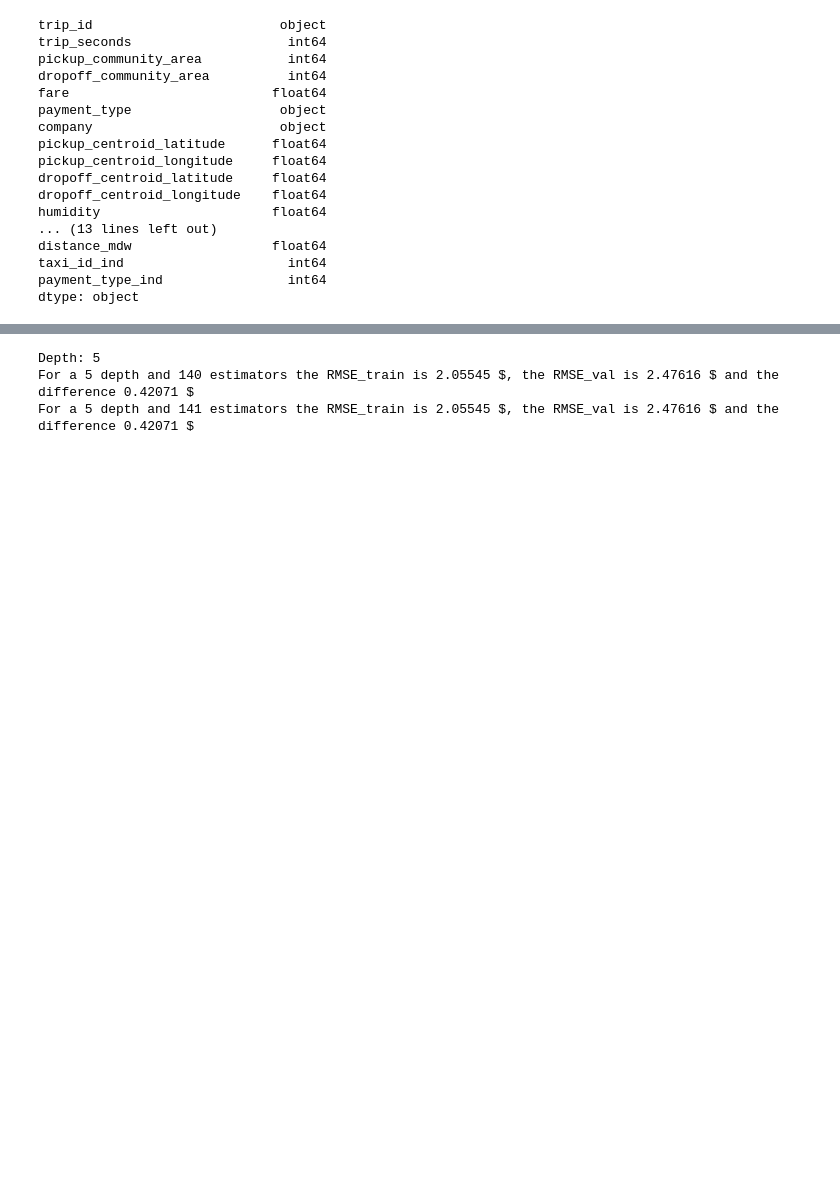
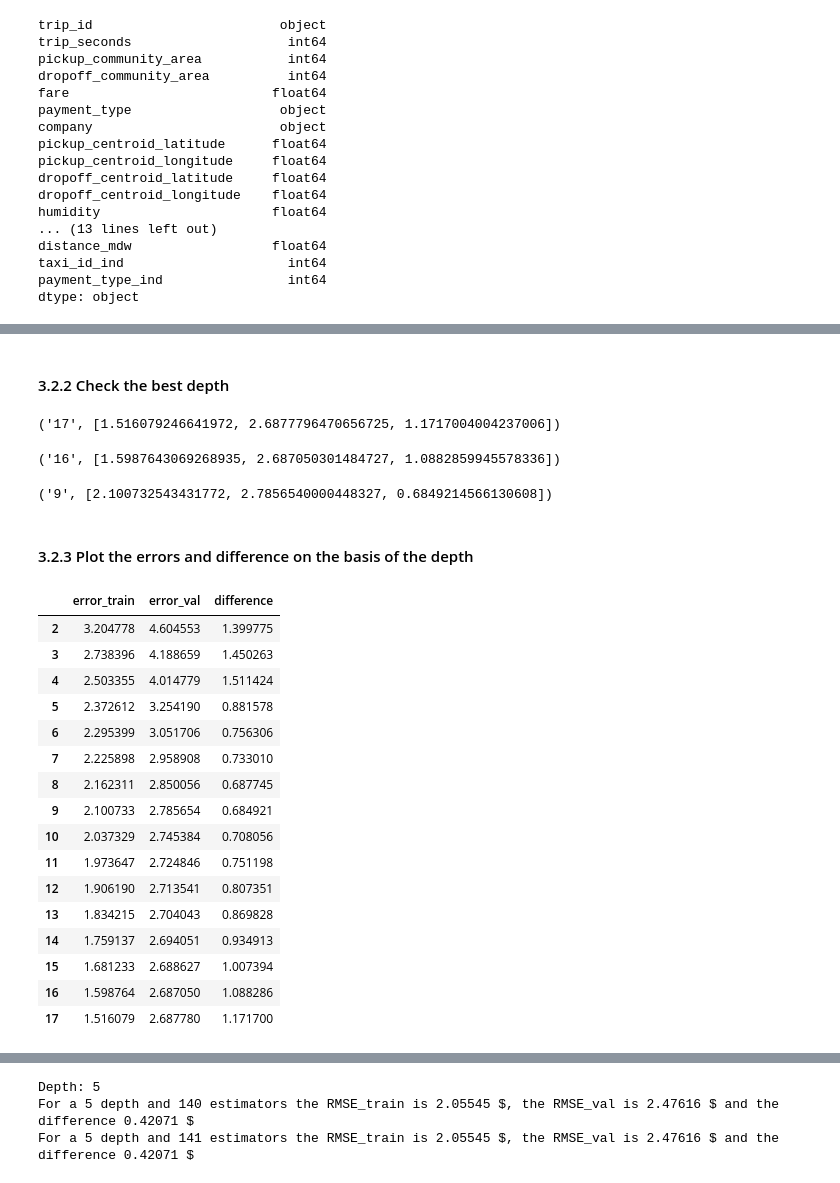
Before and after one commit to alvarofernandezmalagon/TFM-Taxi-Fare-Prediction, a Jupyter notebook: Scripts/model-Copy1.ipynb, the cells around one changed output, grey strips where cells are left out. Cells and saved outputs as stored; diff of their text form; code cells hidden in the pictures; blank space fills up the shorter version.

```diff
--- a/Scripts/model-Copy1.ipynb
+++ b/Scripts/model-Copy1.ipynb
@@ -264,0 +233,29 @@ Wall time: 24min 16s
+# %%
+%%time
+dicc_rf={}
+estimator = 100
+for depth in range(2,18):
+    print('Depth: %d' % (depth))
+
+    # We train the model
+    taxi_model_rf = RandomForestRegressor(max_depth=depth,
+                                          n_estimators=estimator,
+                                          n_jobs=-1,
+                                          random_state=13)
+
+    # We fit the model
+    taxi_model_rf.fit(train_predictors, train_target)
+
+    # We predict train and validation
+    train_predictions = taxi_model_rf.predict(train_predictors)
+    val_predictions = taxi_model_rf.predict(validation_predictors)
+
+    # We get the errors
+    error_train = rmse(train_target, train_predictions)
+    error_val = rmse(validation_target, val_predictions)
+    difference = error_val - error_train
+
+    # We save the errors and the difference in a dictionary
+    dicc_rf[str(depth)]= [error_train,error_val,difference]
+    print ('For a %d depth and %d estimators the RMSE_train is %.5f $, the RMSE_val is %.5f $ and the difference %.5f $'
+               % (depth,estimator,error_train,error_val,difference))
@@ -264,0 +280,42 @@ Wall time: 24min 16s
+# %% [markdown]
+#### 3.2.2 Check the best depth
+# %%
+# Best depth based on minimum error based on train data
+min(dicc_rf.items(), key=lambda x: x[1][0])
+# %% [output]
+('17', [1.516079246641972, 2.6877796470656725, 1.1717004004237006])
+# %%
+# Best depth based on minimum error based on validation data
+min(dicc_rf.items(), key=lambda x: x[1][1])
+# %% [output]
+('16', [1.5987643069268935, 2.687050301484727, 1.0882859945578336])
+# %%
+# Best depth based on minimum error based on difference
+min(dicc_rf.items(), key=lambda x: x[1][2])
+# %% [output]
+('9', [2.100732543431772, 2.7856540000448327, 0.6849214566130608])
+# %% [markdown]
+#### 3.2.3 Plot the errors and difference on the basis of the depth
+# %%
+# We convert the dictionary to Dataframe
+rf_df = pd.DataFrame.from_dict(dicc_rf).T
+rf_df.columns=['error_train','error_val','difference']
+rf_df
+# %% [output]
+|  | error_train | error_val | difference |
+| 2 | 3.204778 | 4.604553 | 1.399775 |
+| 3 | 2.738396 | 4.188659 | 1.450263 |
+| 4 | 2.503355 | 4.014779 | 1.511424 |
+| 5 | 2.372612 | 3.254190 | 0.881578 |
+| 6 | 2.295399 | 3.051706 | 0.756306 |
+| 7 | 2.225898 | 2.958908 | 0.733010 |
+| 8 | 2.162311 | 2.850056 | 0.687745 |
+| 9 | 2.100733 | 2.785654 | 0.684921 |
+| 10 | 2.037329 | 2.745384 | 0.708056 |
+| 11 | 1.973647 | 2.724846 | 0.751198 |
+| 12 | 1.906190 | 2.713541 | 0.807351 |
+| 13 | 1.834215 | 2.704043 | 0.869828 |
+| 14 | 1.759137 | 2.694051 | 0.934913 |
+| 15 | 1.681233 | 2.688627 | 1.007394 |
+| 16 | 1.598764 | 2.687050 | 1.088286 |
+| 17 | 1.516079 | 2.687780 | 1.171700 |
```
Also changed, not shown: parts of 92 cells of this notebook, 2 other files.
